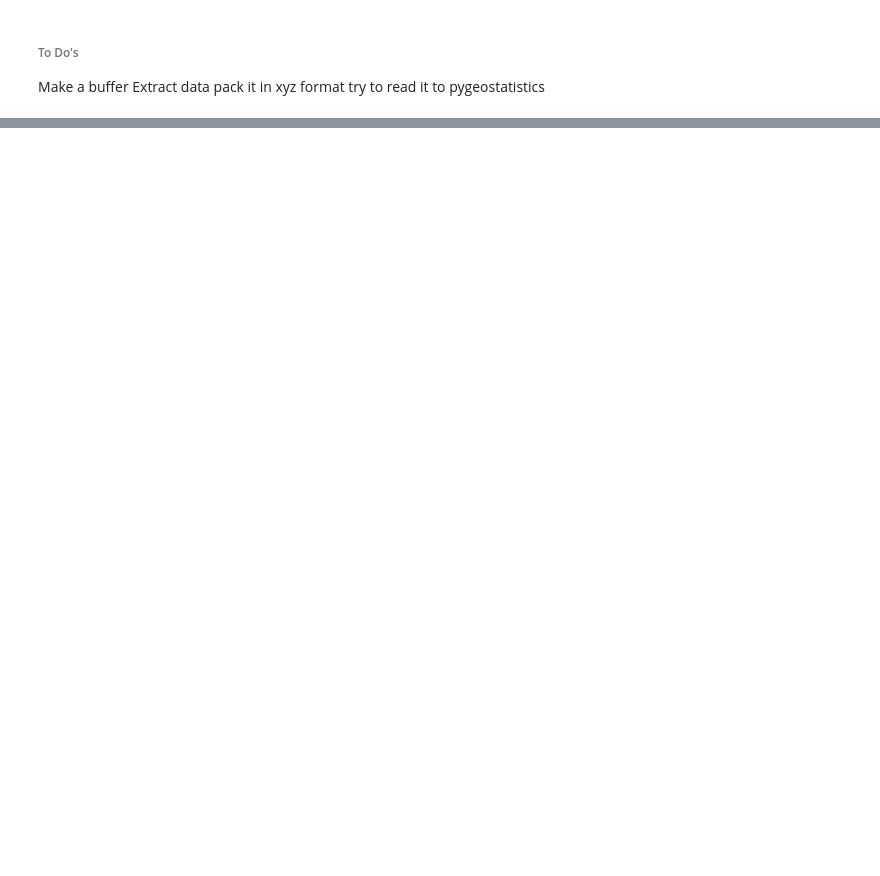
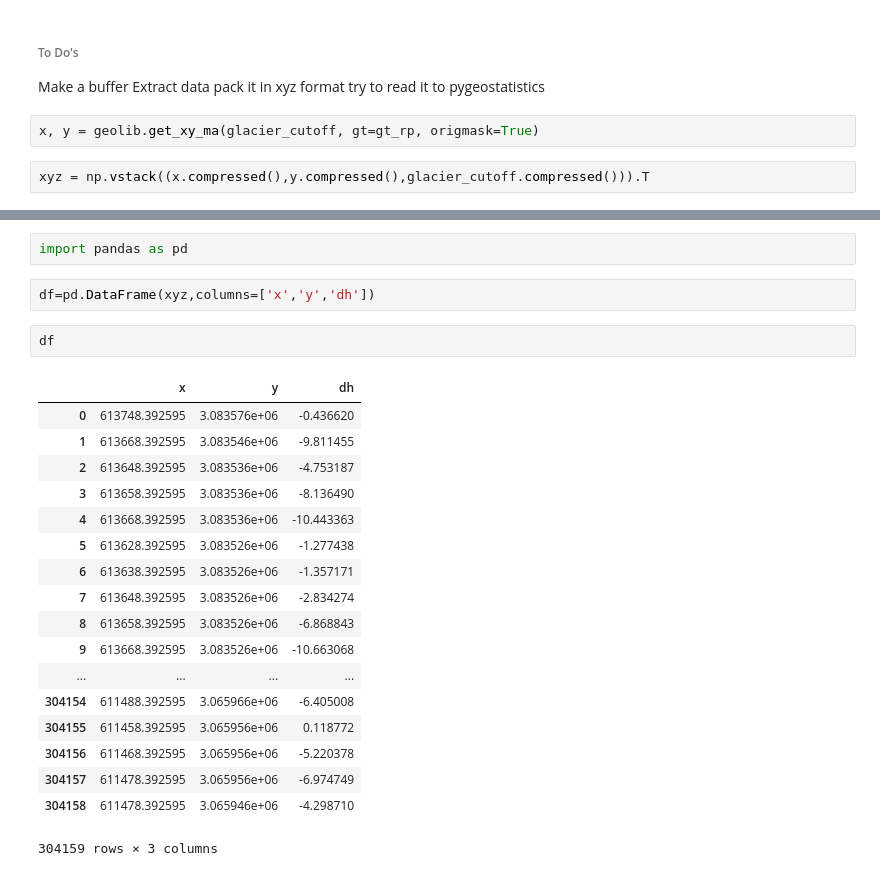
Before and after one commit to ShashankBice/raster_geostatistics, a Jupyter notebook: gpd_vs_ogr.ipynb, the cells around one changed output, grey strips where cells are left out. Drawn from its saved outputs; the diff is of its cells as text; blank space fills up the shorter version.

```diff
--- a/gpd_vs_ogr.ipynb
+++ b/gpd_vs_ogr.ipynb
@@ -350,3 +351,7 @@ Make a buffer
 Extract data
 pack it in xyz format
 try to read it to pygeostatistics
+# %%
+x, y = geolib.get_xy_ma(glacier_cutoff, gt=gt_rp, origmask=True)
+# %%
+xyz = np.vstack((x.compressed(),y.compressed(),glacier_cutoff.compressed())).T
@@ -352,0 +362,25 @@ try to read it to pygeostatistics
+# %%
+import pandas as pd
+# %%
+df=pd.DataFrame(xyz,columns=['x','y','dh'])
+# %%
+df
+# %% [output]
+|  | x | y | dh |
+| 0 | 613748.392595 | 3.083576e+06 | -0.436620 |
+| 1 | 613668.392595 | 3.083546e+06 | -9.811455 |
+| 2 | 613648.392595 | 3.083536e+06 | -4.753187 |
+| 3 | 613658.392595 | 3.083536e+06 | -8.136490 |
+| 4 | 613668.392595 | 3.083536e+06 | -10.443363 |
+| 5 | 613628.392595 | 3.083526e+06 | -1.277438 |
+| 6 | 613638.392595 | 3.083526e+06 | -1.357171 |
+| 7 | 613648.392595 | 3.083526e+06 | -2.834274 |
+| 8 | 613658.392595 | 3.083526e+06 | -6.868843 |
+| 9 | 613668.392595 | 3.083526e+06 | -10.663068 |
+| ... | ... | ... | ... |
+| 304154 | 611488.392595 | 3.065966e+06 | -6.405008 |
+| 304155 | 611458.392595 | 3.065956e+06 | 0.118772 |
+| 304156 | 611468.392595 | 3.065956e+06 | -5.220378 |
+| 304157 | 611478.392595 | 3.065956e+06 | -6.974749 |
+| 304158 | 611478.392595 | 3.065946e+06 | -4.298710 |
+304159 rows × 3 columns
```
Also changed, not shown: parts of 23 cells of this notebook.
